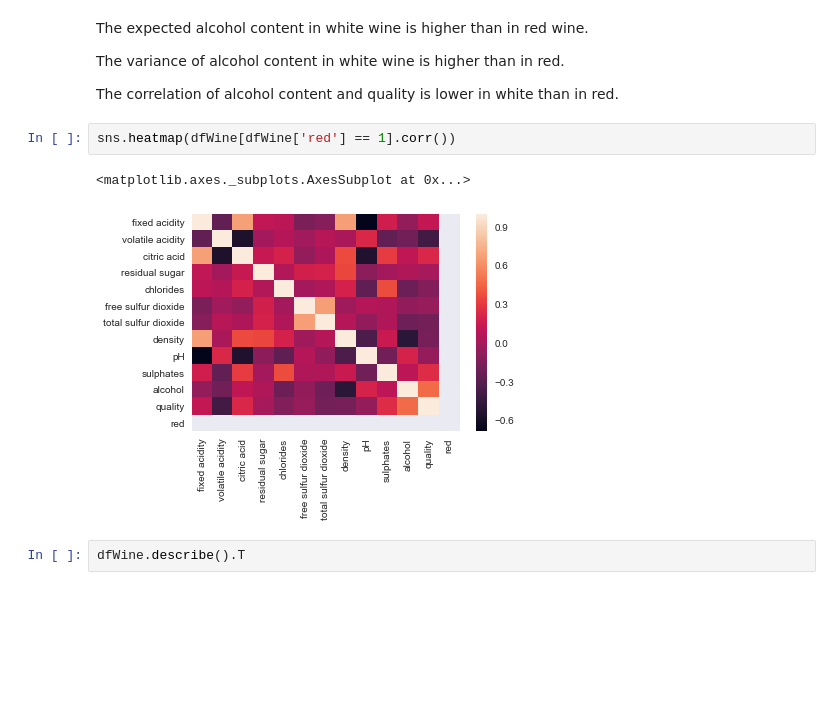
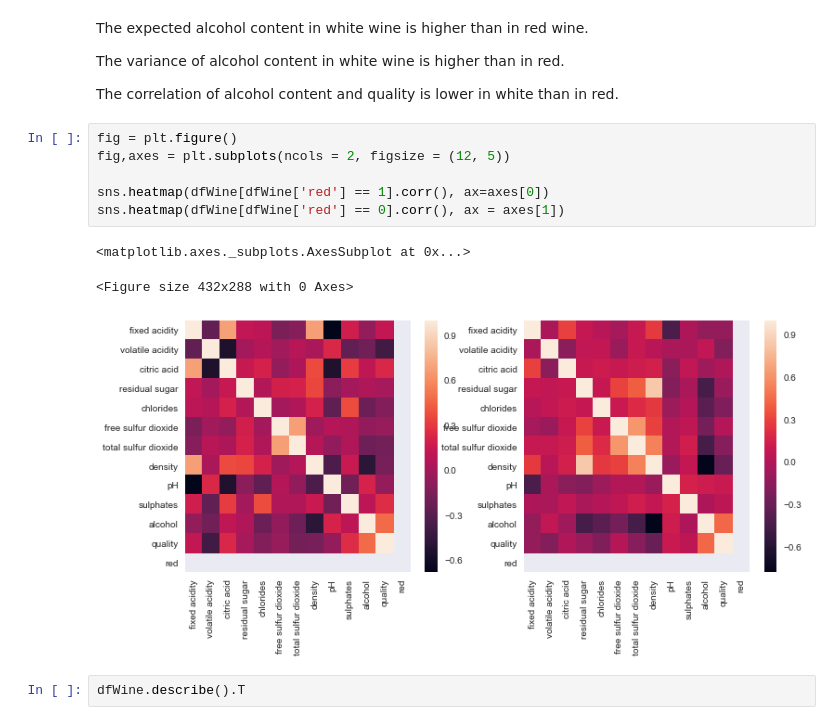
Before and after one commit to ChristopherDaigle/ConvexOptimizationWithPython, a Jupyter notebook: General/DaigleWineWork.ipynb, the cells around one changed output. Cells and saved outputs as stored; diff of their text form; blank space fills up the shorter version.

```diff
--- a/General/DaigleWineWork.ipynb
+++ b/General/DaigleWineWork.ipynb
@@ -83,11 +83,16 @@ The expected alcohol content in white wine is higher than in red wine.
 The variance of alcohol content in white wine is higher than in red.
 
 The correlation of alcohol content and quality is lower in white than in red.
-# %%
-sns.heatmap(dfWine[dfWine['red'] == 1].corr())
-# %% [output]
-<matplotlib.axes._subplots.AxesSubplot at 0x...>
-[figure, removed]
+# %%
+fig = plt.figure()
+fig,axes = plt.subplots(ncols = 2, figsize = (12, 5))
+
+sns.heatmap(dfWine[dfWine['red'] == 1].corr(), ax=axes[0])
+sns.heatmap(dfWine[dfWine['red'] == 0].corr(), ax = axes[1])
+# %% [output]
+<matplotlib.axes._subplots.AxesSubplot at 0x...>
+<Figure size 432x288 with 0 Axes>
+[figure, added]
 # %%
 dfWine.describe().T
 # %% [output]
```
Also changed, not shown: parts of 1 cell of this notebook.
